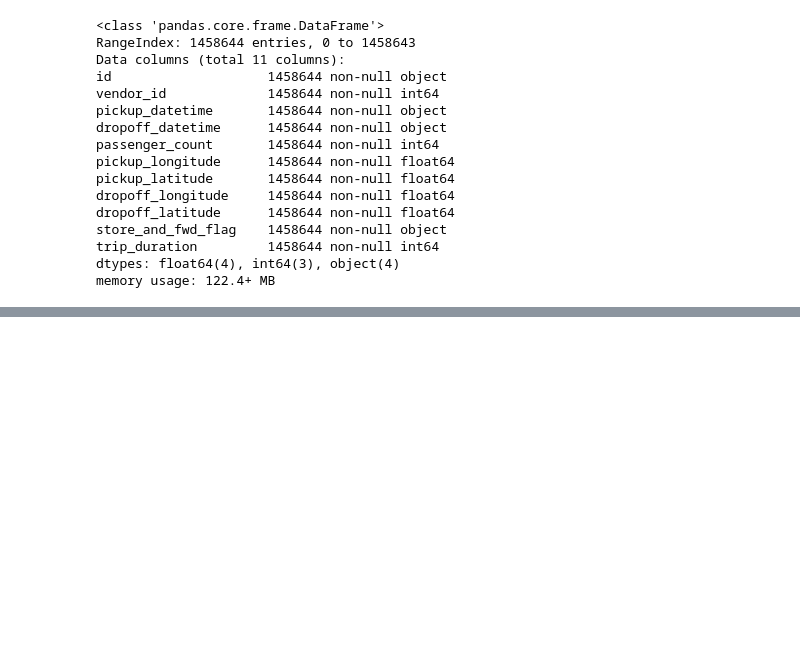
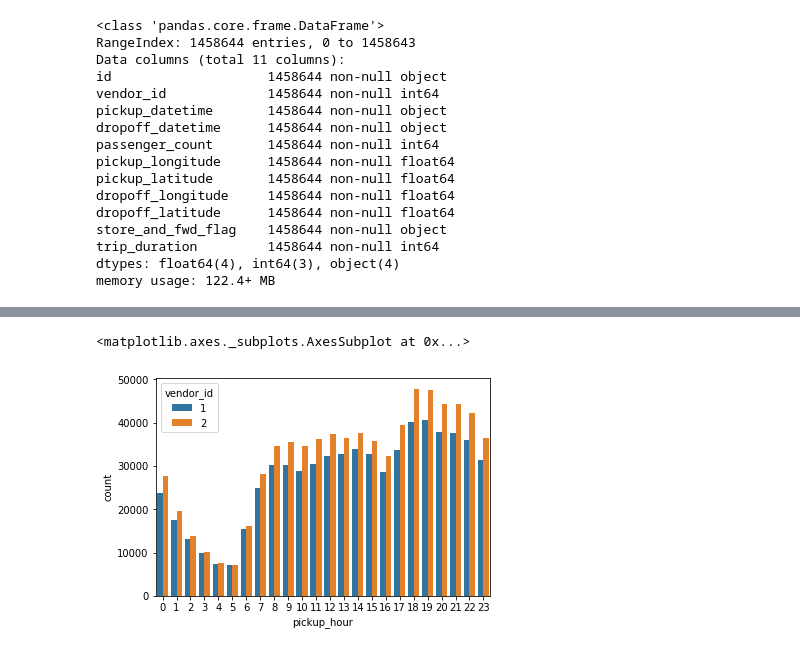
Before and after one commit to auwank/CEBD-1261, a Jupyter notebook: tax_trip_practise- shared.ipynb, the cells around one changed output, grey strips where cells are left out. Drawn from its saved outputs; the diff is of its cells as text; code cells hidden in the pictures; blank space fills up the shorter version.

```diff
--- a/tax_trip_practise- shared.ipynb
+++ b/tax_trip_practise- shared.ipynb
@@ -135,0 +114,7 @@ df[df['Avg_Speed']>200]
+# %%
+# Checking count according to hour
+sns.countplot('pickup_hour', data=df, hue='vendor_id')
+# Conclusion: The busiest hours are between 18:00 & 23:00. Between 3:00 to 6:00, the trips are the least.
+# %% [output]
+<matplotlib.axes._subplots.AxesSubplot at 0x...>
+[figure, added]
```
Also changed, not shown: parts of 24 cells of this notebook.
